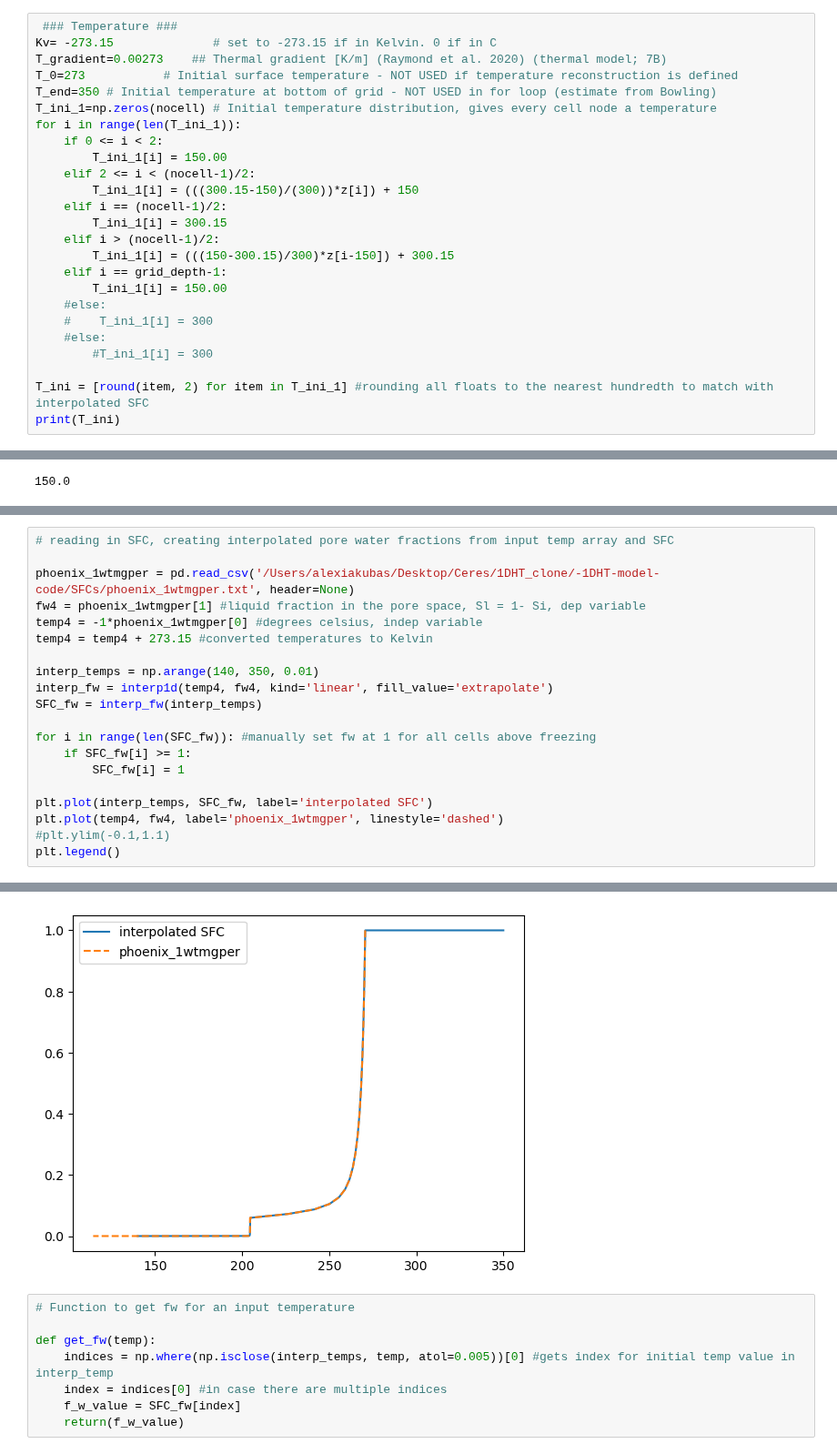
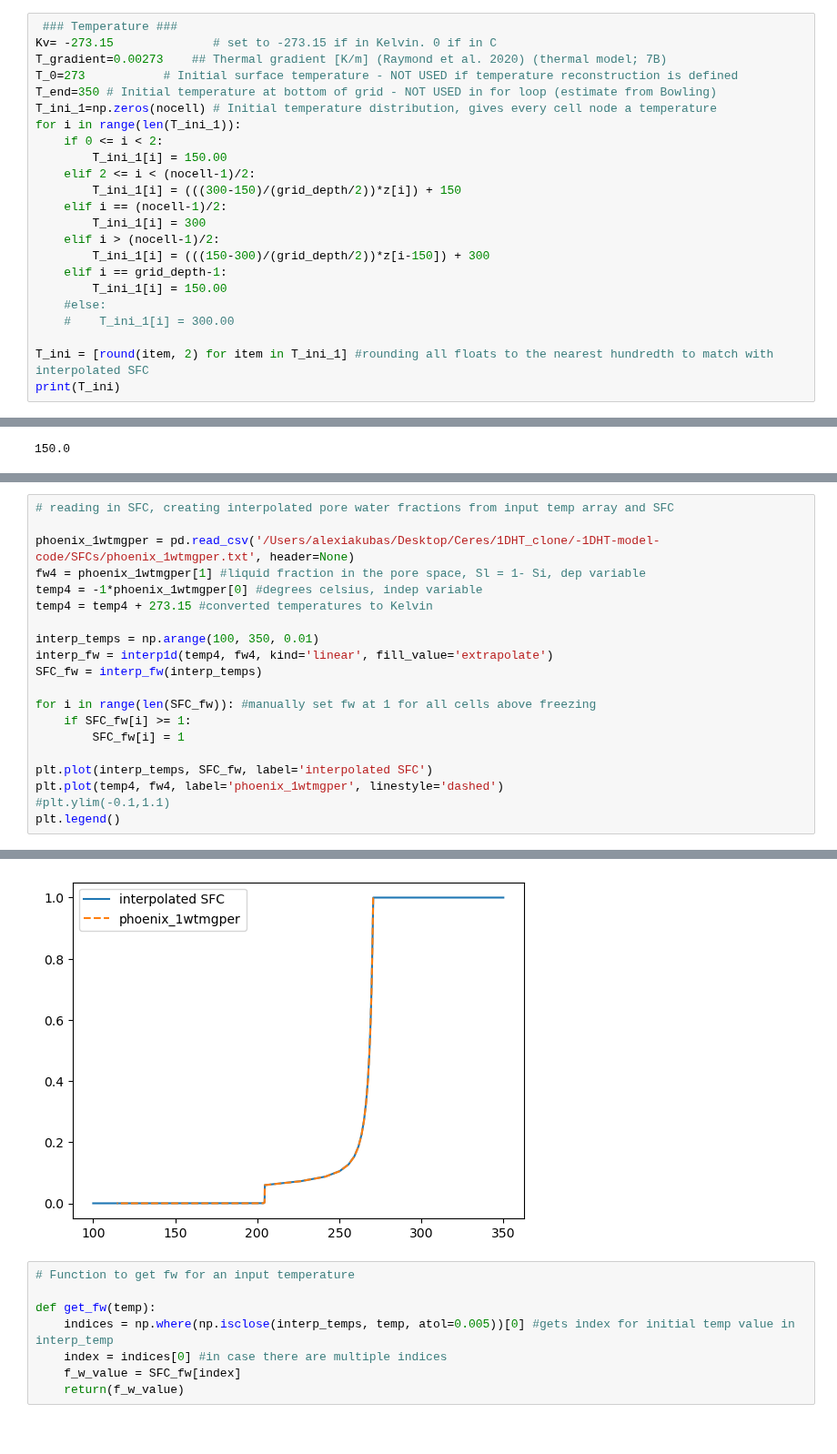
Before and after one commit to alexiak322/ceres-pingo-model, a Jupyter notebook: -1DHT-model-code/python/1DHT Model.ipynb, the cells around one changed output, grey strips where cells are left out. Shown at 91% size. Saved outputs shown, nothing was run; the diff lists cells and outputs as text.

```diff
--- a/-1DHT-model-code/python/1DHT Model.ipynb
+++ b/-1DHT-model-code/python/1DHT Model.ipynb
@@ -82,17 +85,15 @@ for i in range(len(T_ini_1)):
     if 0 <= i < 2:
         T_ini_1[i] = 150.00
     elif 2 <= i < (nocell-1)/2:
-        T_ini_1[i] = (((300.15-150)/(300))*z[i]) + 150
+        T_ini_1[i] = (((300-150)/(grid_depth/2))*z[i]) + 150
     elif i == (nocell-1)/2:
-        T_ini_1[i] = 300.15
+        T_ini_1[i] = 300
     elif i > (nocell-1)/2:
-        T_ini_1[i] = (((150-300.15)/300)*z[i-150]) + 300.15
+        T_ini_1[i] = (((150-300)/(grid_depth/2))*z[i-150]) + 300
     elif i == grid_depth-1:
         T_ini_1[i] = 150.00
     #else:
-    #    T_ini_1[i] = 300
-    #else:
-        #T_ini_1[i] = 300
+    #    T_ini_1[i] = 300.00
 
 T_ini = [round(item, 2) for item in T_ini_1] #rounding all floats to the nearest hundredth to match with interpolated SFC
 print(T_ini)
@@ -189,26 +118,26 @@ T_1 = np.flip(T_11)  # New T_1 #This is just 150 K for each time step
 # %%
 # reading in SFC, creating interpolated pore water fractions from input temp array and SFC
 
 phoenix_1wtmgper = pd.read_csv('/Users/alexiakubas/Desktop/Ceres/1DHT_clone/-1DHT-model-code/SFCs/phoenix_1wtmgper.txt', header=None)
 fw4 = phoenix_1wtmgper[1] #liquid fraction in the pore space, Sl = 1- Si, dep variable
 temp4 = -1*phoenix_1wtmgper[0] #degrees celsius, indep variable
 temp4 = temp4 + 273.15 #converted temperatures to Kelvin
 
-interp_temps = np.arange(140, 350, 0.01)
+interp_temps = np.arange(100, 350, 0.01)
 interp_fw = interp1d(temp4, fw4, kind='linear', fill_value='extrapolate')
 SFC_fw = interp_fw(interp_temps)
 
 for i in range(len(SFC_fw)): #manually set fw at 1 for all cells above freezing
     if SFC_fw[i] >= 1:
         SFC_fw[i] = 1
 
 plt.plot(interp_temps, SFC_fw, label='interpolated SFC')
 plt.plot(temp4, fw4, label='phoenix_1wtmgper', linestyle='dashed')
 #plt.ylim(-0.1,1.1)
 plt.legend()
 # %% [output]
 <matplotlib.legend.Legend at 0x...>
-[figure, old version]
+[figure, new version]
 # %%
 # Function to get fw for an input temperature
 
```
Also changed, not shown: parts of 35 cells of this notebook.
